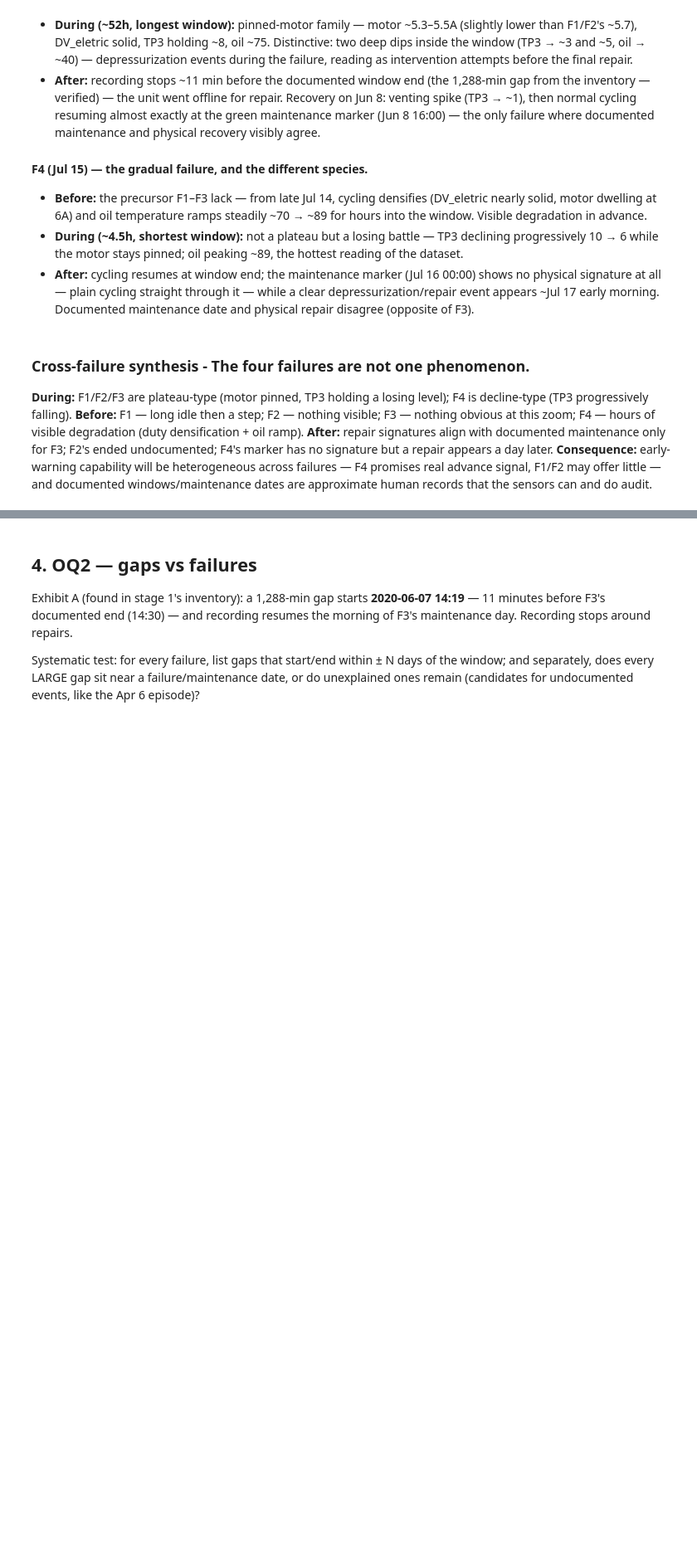
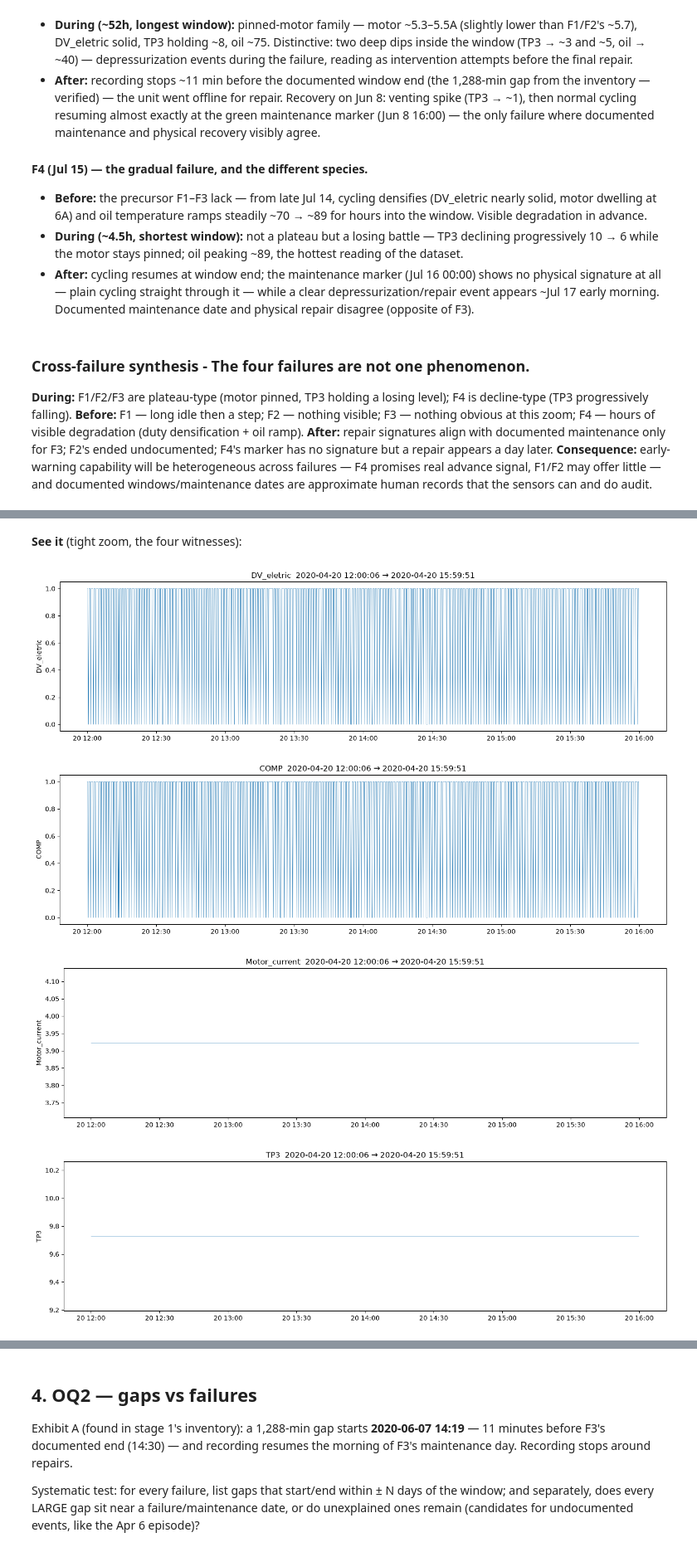
Before and after one commit to Rom5Leo/FAHM_Project, a Jupyter notebook: notebooks/03_anomaly_context.ipynb, the cells around one changed output, grey strips where cells are left out. Shown at 83% size. Saved outputs shown, nothing was run; the diff lists cells and outputs as text; code cells hidden in the pictures; blank space fills up the shorter version.

```diff
--- a/notebooks/03_anomaly_context.ipynb
+++ b/notebooks/03_anomaly_context.ipynb
@@ -118,0 +203,11 @@ post-plunge (Jun 1): duty = 0.149
+# %% [markdown]
+**See it** (tight zoom, the four witnesses):
+# %%
+lo, hi = "2020-04-20 12:00", "2020-04-20 16:00"
+for s in ["DV_eletric", "COMP", "Motor_current", "TP3"]:
+    fig = pl.plot_sensor_timeline(df, s, lo, hi)
+# %% [output]
+[figure, added]
+[figure, added]
+[figure, added]
+[figure, added]
```
Also changed, not shown: parts of 23 cells of this notebook, 2 other files.
